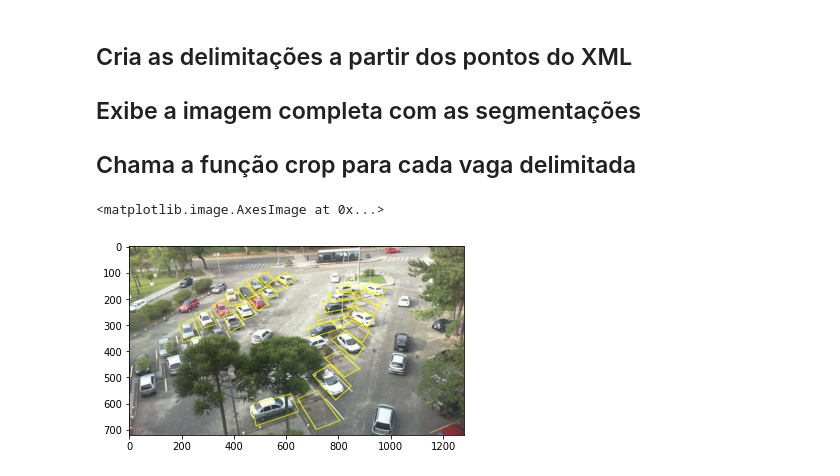
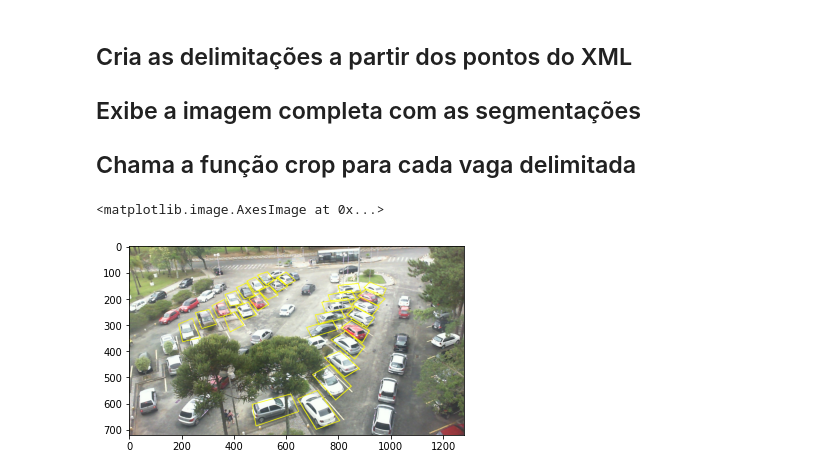
Before and after one commit to pedrodsk/Cursos, a Jupyter notebook: tcc/crop.ipynb, the cells around one changed output. Saved outputs shown, nothing was run; the diff lists cells and outputs as text; code cells hidden in the pictures.

```diff
--- a/tcc/crop.ipynb
+++ b/tcc/crop.ipynb
@@ -38,5 +76,5 @@ print(XML_PATH)
 # %%
-image = plt.imread(IMAGE_PATH)
+image = plt.imread(IMAGE_PATH[0])
 plt.imshow(image)
 # %% [output]
 <matplotlib.image.AxesImage at 0x...>
@@ -44,7 +82,7 @@ plt.imshow(image)
 # %% [markdown]
 ## Carrega o XML e filtra os pontos X e Y.
 # %%
-tree = ET.parse(os.path.join(XML_DIR,XML_FILE))
+tree = ET.parse(XML_PATH[19])
 root = tree.getroot()
 
 pts = np.empty(0,np.int32)
@@ -60,12 +98,12 @@ for neighbor in root.iter('point'):
 
 for neighbor in root.iter('space'):
     #print(neighbor.attrib)
-    id2,occupied = neighbor.attrib.values()
+    _,occupied = neighbor.attrib.values()
     occupied = int(occupied)
     vaga = np.append(vaga,occupied)
 
 #debug
 print(pts[0:3])
-print(vaga[0:3])
+print(vaga[0:10])
 # %% [output]
 [720 549 805]
@@ -88,7 +126,7 @@ array([[720, 549],
 # %% [markdown]
 ## CROP (Função que segmenta e salva as imagens segmentadas)
 # %%
-def crop(j=0,i=0,vaga=2):
+def crop(j=0,i=0,vaga=2,lista=5):
     rect = cv2.boundingRect(paresXY[j:j+4])
     x,y,w,h = rect
     croped = im2[y:y+h, x:x+w].copy()
@@ -105,7 +143,7 @@ def crop(j=0,i=0,vaga=2):
     dst2 = bg+ dst #background branco
 
     image = cv2.resize(dst2, (128,128), interpolation = cv2.INTER_CUBIC)
-    arquivo = 'vaga{}_ocupado{}.jpg'.format(i,vaga)
+    arquivo = 'vaga{}_ocupado{}_{}.jpg'.format(i,vaga,lista)
 
     path=os.path.join(DATASET_DIR,'output')
     if not os.path.exists(path):
@@ -131,23 +169,23 @@ def crop(j=0,i=0,vaga=2):
 ## Exibe a imagem completa com as segmentações
 ## Chama a função crop para cada vaga delimitada
 # %%
-im = cv2.imread(IMAGE_PATH)
+im = cv2.imread(IMAGE_PATH[3])
 im2 = im.copy()
 if im is None:
     sys.exit("A imagem não foi carregada.")
 
 j=0
 for i in range(len(paresXY)//4):
     cv2.polylines(im,[paresXY[j:j+4]],True,(0,255,255),2)
     crop(j,i,vaga[i])
     j=j+4
 
 image = cv2.cvtColor(im,cv2.COLOR_BGR2RGB)
 plt.imshow(image)
 
 #cv2.imshow("Imagem completa", im)
 #cv2.waitKey(0)
 #cv2.destroyAllWindows()
 # %% [output]
 <matplotlib.image.AxesImage at 0x...>
-[figure, old version]
+[figure, new version]
```
Also changed, not shown: parts of 13 cells of this notebook, 3 other files.
